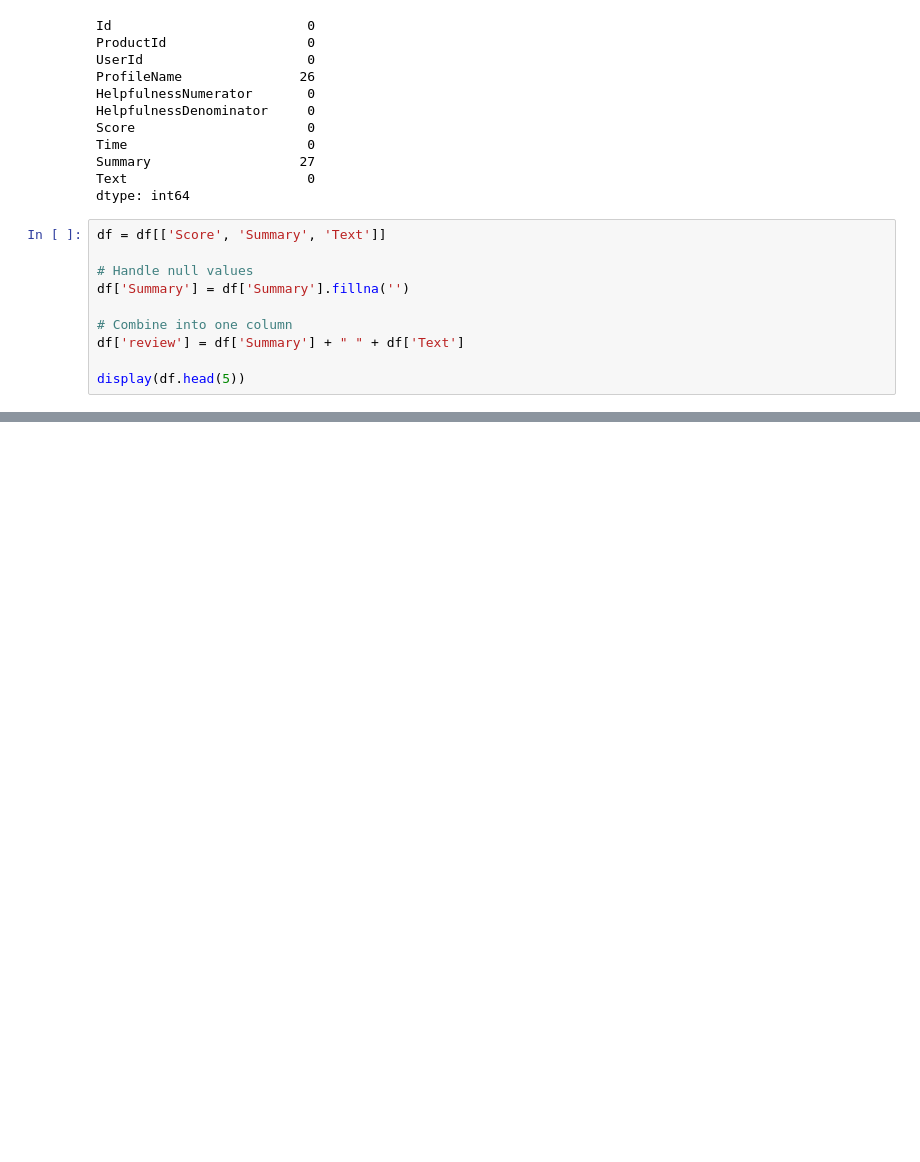
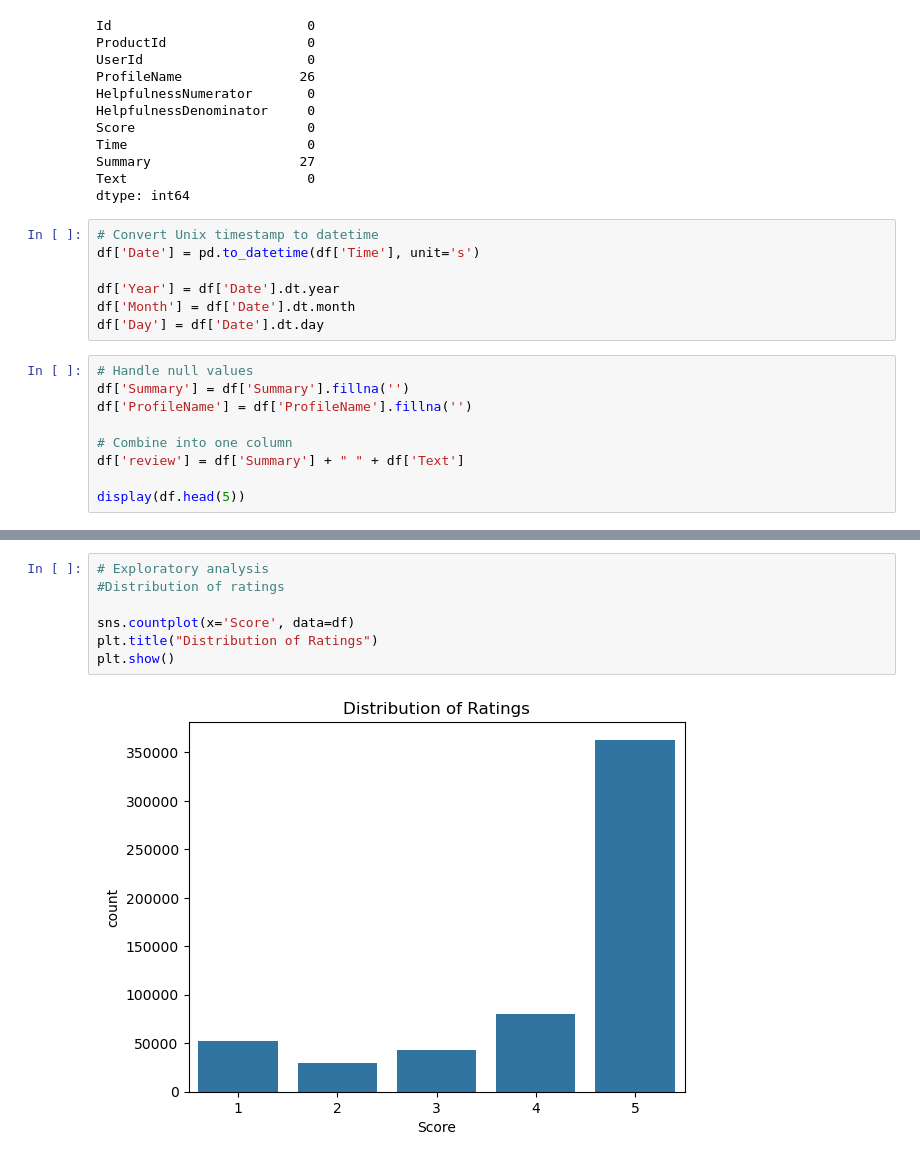
Before and after one commit to Vaish8975/amazon-data-analysis, a Jupyter notebook: 4. Scripts/Amazon_Script.ipynb, the cells around one changed output, grey strips where cells are left out. Drawn from its saved outputs; the diff is of its cells as text; blank space fills up the shorter version.

```diff
--- a/4. Scripts/Amazon_Script.ipynb
+++ b/4. Scripts/Amazon_Script.ipynb
@@ -51,11 +70,17 @@ Time                       0
 Summary                   27
 Text                       0
 dtype: int64
+# %%
+# Convert Unix timestamp to datetime
+df['Date'] = pd.to_datetime(df['Time'], unit='s')
+
+df['Year'] = df['Date'].dt.year
+df['Month'] = df['Date'].dt.month
+df['Day'] = df['Date'].dt.day
 # %%
-df = df[['Score', 'Summary', 'Text']]
-
 # Handle null values
 df['Summary'] = df['Summary'].fillna('')
+df['ProfileName'] = df['ProfileName'].fillna('')
 
 # Combine into one column
 df['review'] = df['Summary'] + " " + df['Text']
@@ -133,0 +152,9 @@ display(df.head(5))
+# %%
+# Exploratory analysis
+#Distribution of ratings
+
+sns.countplot(x='Score', data=df)
+plt.title("Distribution of Ratings")
+plt.show()
+# %% [output]
+[figure, added]
```
Also changed, not shown: parts of 16 cells of this notebook.
